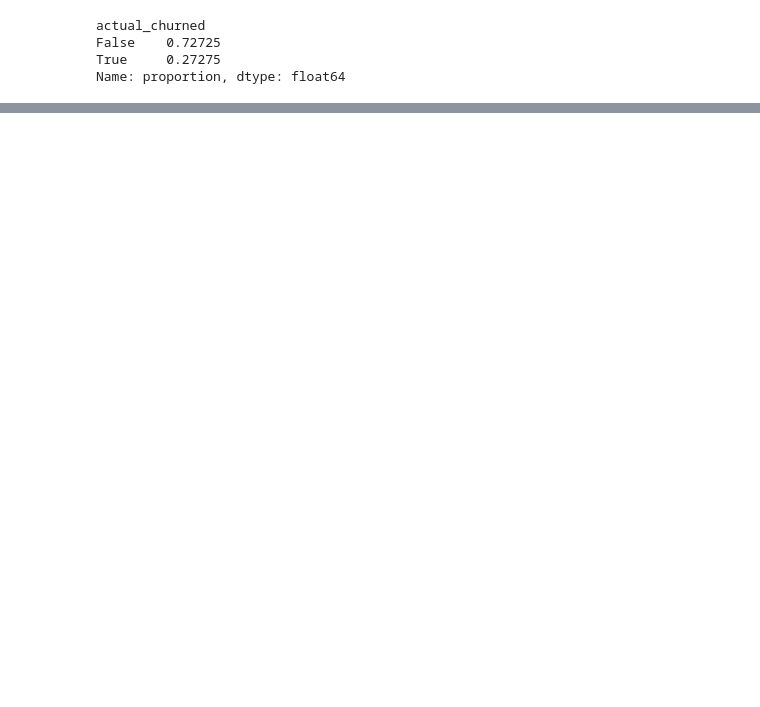
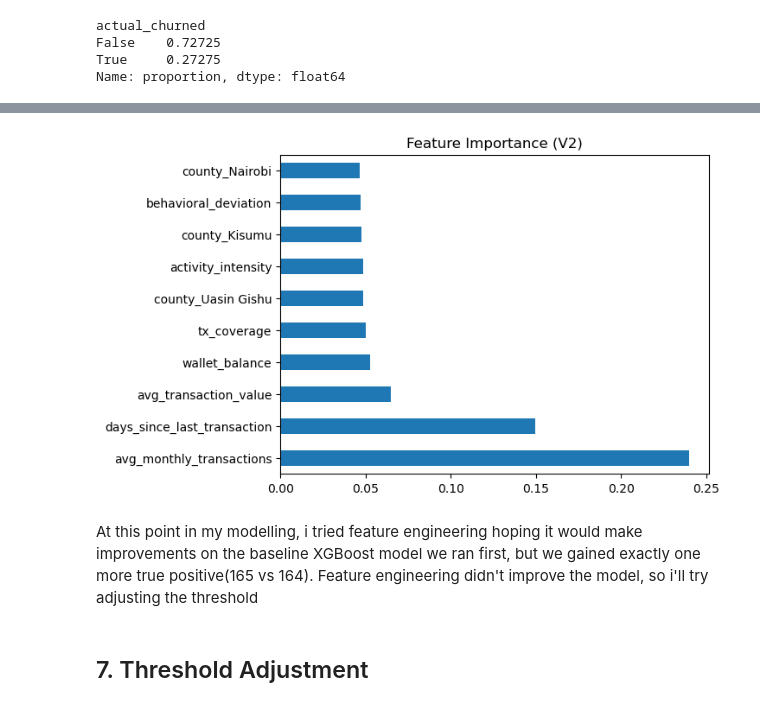
Before and after one commit to Kobeyvines/CASE_STUDY, a Jupyter notebook: notebooks/EDA.ipynb, the cells around one changed output, grey strips where cells are left out. Drawn from its saved outputs; the diff is of its cells as text; code cells hidden in the pictures; blank space fills up the shorter version.

```diff
--- a/notebooks/EDA.ipynb
+++ b/notebooks/EDA.ipynb
@@ -626,0 +730,22 @@ Name: proportion, dtype: float64
+# %%
+# A copy to keep things clean
+engineered_df = encoded_eda_df.copy()
+
+# 1. Transactions remaining in balance (Handling division by zero with +1)
+engineered_df['tx_coverage'] = engineered_df['wallet_balance']/(engineered_df['avg_transaction_value'] + 1)
+
+# 2. Activity Intensity
+engineered_df['activity_intensity'] = engineered_df['avg_monthly_transactions']/ (engineered_df['account_age_days'] + 1)
+
+# 3. Deviation From typical behavior
+# Average days between transactions = 30 / avg_monthly_transactions
+# We check how many "usual cycles" they have missed
+engineered_df['behavioral_deviation'] = engineered_df['days_since_last_transaction'] * (engineered_df['avg_monthly_transactions'] / 30)
+
+# Re-split with the new features
+X_new = engineered_df.drop(['actual_churned'], axis=1)
+y_new = engineered_df['actual_churned']
+
+X_train_n, X_test_n, y_train_n, y_test_n = train_test_split(
+    X_new, y_new, test_size=0.2, random_state=42, stratify=y_new
+)
@@ -626,0 +764,16 @@ Name: proportion, dtype: float64
+# %%
+# Initializing the model with the same baseline parameters
+model_v2 = XGBClassifier(
+    n_estimators=100,
+    learning_rate=0.1,
+    max_depth=5,
+    scale_pos_weight=2.66,
+    random_state=42,
+    eval_metric='logloss'
+)
+
+# Fit on the new training data (X_train_n contains the 3 new features)
+model_v2.fit(X_train_n, y_train_n)
+
+# Predict on the new test set
+y_pred_v2 = model_v2.predict(X_test_n)
@@ -626,0 +801,10 @@ Name: proportion, dtype: float64
+# %%
+feat_importances = pd.Series(model_v2.feature_importances_, index=X_new.columns)
+feat_importances.nlargest(10).plot(kind='barh', title='Feature Importance (V2)')
+plt.show()
+# %% [output]
+[figure, added]
+# %% [markdown]
+At this point in my modelling, i tried feature engineering hoping it would make improvements on the baseline XGBoost model we ran first, but we gained exactly one more true positive(165 vs 164). Feature engineering didn't improve the model, so i'll try adjusting the threshold
+# %% [markdown]
+## 7. Threshold Adjustment
```
Also changed, not shown: parts of 29 cells of this notebook.
